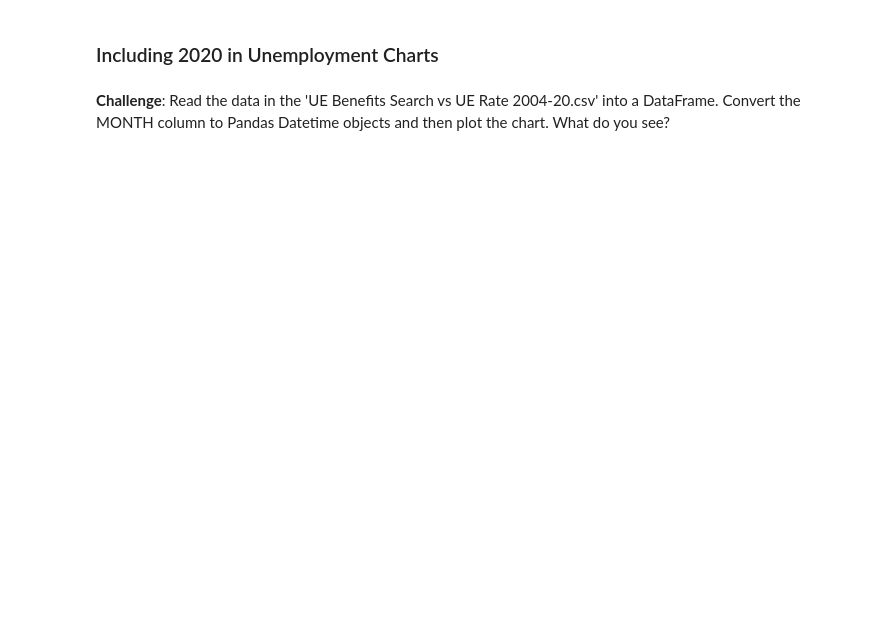
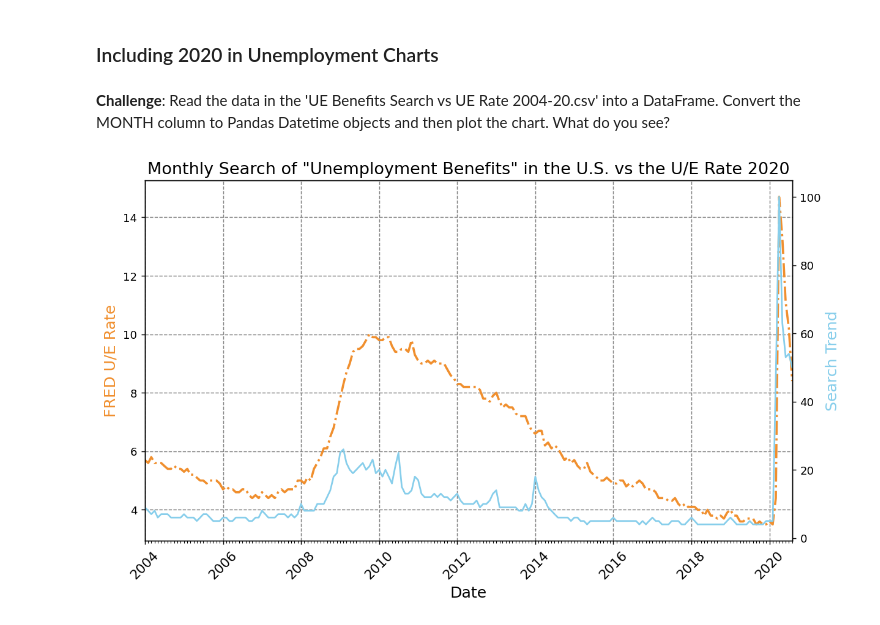
Before and after one commit to AbrahamPadua/Google-Trends-Visualization, a Jupyter notebook: Google Trends Data/Google Trends and Data Visualisation (start).ipynb, the cells around one changed output. Cells and saved outputs as stored; diff of their text form; code cells hidden in the pictures; blank space fills up the shorter version.

```diff
--- a/Google Trends Data/Google Trends and Data Visualisation (start).ipynb
+++ b/Google Trends Data/Google Trends and Data Visualisation (start).ipynb
@@ -260,3 +336,35 @@ ax1.plot(df_btc_monthly.DATE, df_btc_monthly.CLOSE)
 ### Including 2020 in Unemployment Charts
 # %% [markdown]
 **Challenge**: Read the data in the 'UE Benefits Search vs UE Rate 2004-20.csv' into a DataFrame. Convert the MONTH column to Pandas Datetime objects and then plot the chart. What do you see?
+# %%
+df_ueben = pd.read_csv("UE Benefits Search vs UE Rate 2004-20.csv")
+# %%
+df_ueben.MONTH = pd.to_datetime(df_ueben.MONTH)
+# %%
+plt.figure(figsize=(10.5,6), dpi=130)
+plt.title('Monthly Search of "Unemployment Benefits" in the U.S. vs the U/E Rate 2020', fontsize=15)
+plt.xticks(fontsize=12, rotation=45)
+
+ax1 = plt.gca()
+ax2 = ax1.twinx()
+
+# format ticks
+ax1.xaxis.set_major_locator(years)
+ax1.xaxis.set_major_formatter(years_fmt)
+ax1.xaxis.set_minor_locator(months)
+
+# Set the minimum and maximum values on the axes
+ax1.set_xlim([df_ueben.MONTH.min(), df_ueben.MONTH.max()])
+
+ax1.grid(color='grey', linestyle='--')
+
+ax1.set_xlabel("Date", fontsize=14)
+ax1.set_ylabel('FRED U/E Rate', color='#F08F2E', fontsize=14)
+ax2.set_ylabel('Search Trend', color='skyblue', fontsize=14)
+
+ax2.plot(df_ueben.MONTH, df_ueben.UE_BENEFITS_WEB_SEARCH,color='skyblue')
+ax1.plot(df_ueben.MONTH, df_ueben.UNRATE, "-.",color='#F08F2E', linewidth=2)
+
+plt.show()
+# %% [output]
+[figure, added]
```
Also changed, not shown: parts of 4 cells of this notebook.
